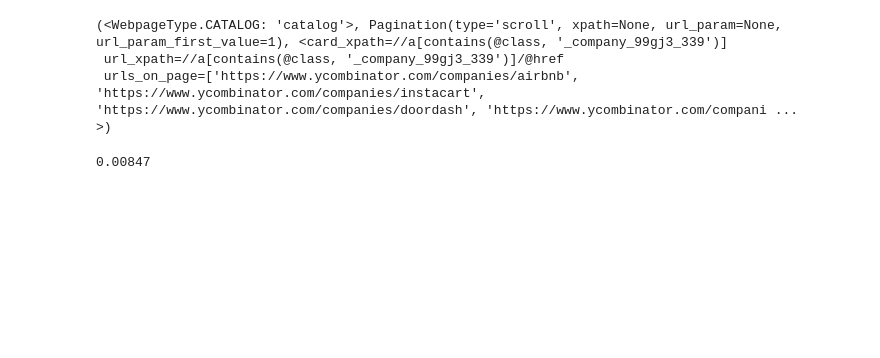
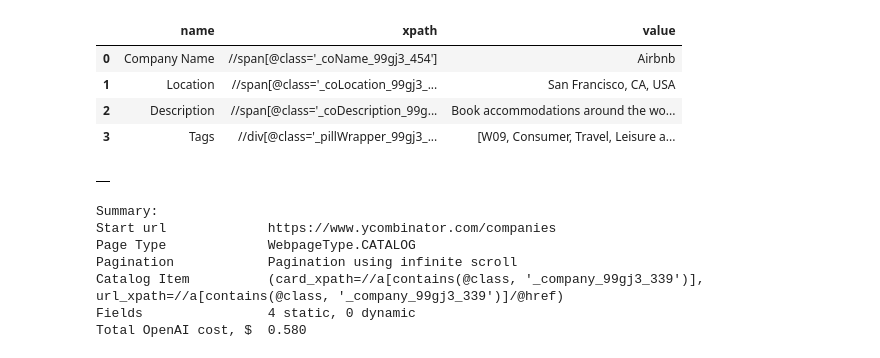
Before and after one commit to scraperai/scraperai, a Jupyter notebook: examples/ycombinator_comp.ipynb, the cells around one changed output. Drawn from its saved outputs; the diff is of its cells as text; code cells hidden in the pictures; blank space fills up the shorter version.

```diff
--- a/examples/ycombinator_comp.ipynb
+++ b/examples/ycombinator_comp.ipynb
@@ -11,11 +35,22 @@ scraper = LocalScraperAI(url)
+# %%
+scraper.static_fields_df
+# %% [output]
+|  | name | xpath | value |
+| 0 | Company Name | //span[@class='_coName_99gj3_454'] | Airbnb |
+| 1 | Location | //span[@class='_coLocation_99gj3_... | San Francisco, CA, USA |
+| 2 | Description | //span[@class='_coDescription_99g... | Book accommodations around the wo... |
+| 3 | Tags | //div[@class='_pillWrapper_99gj3_... | [W09, Consumer, Travel, Leisure a... |
+# %%
+scraper.dynamic_fields_df
+# %% [output]
+|  |
 # %%
-print(scraper.step1())
+print(scraper.summary)
 # %% [output]
-(<WebpageType.CATALOG: 'catalog'>, Pagination(type='scroll', xpath=None, url_param=None, url_param_first_value=1), <card_xpath=//a[contains(@class, '_company_99gj3_339')]
- url_xpath=//a[contains(@class, '_company_99gj3_339')]/@href
- urls_on_page=['https://www.ycombinator.com/companies/airbnb', 'https://www.ycombinator.com/companies/instacart', 'https://www.ycombinator.com/companies/doordash', 'https://www.ycombinator.com/compani ...
->)
+Summary:
+Start url             https://www.ycombinator.com/companies
+Page Type             WebpageType.CATALOG
+Pagination            Pagination using infinite scroll
+Catalog Item          (card_xpath=//a[contains(@class, '_company_99gj3_339')], url_xpath=//a[contains(@class, '_company_99gj3_339')]/@href)
+Fields                4 static, 0 dynamic
+Total OpenAI cost, $  0.580
-# %%
-scraper.parser.total_cost
-# %% [output]
-0.00847
```
Also changed, not shown: parts of 10 cells of this notebook, 13 other files.
